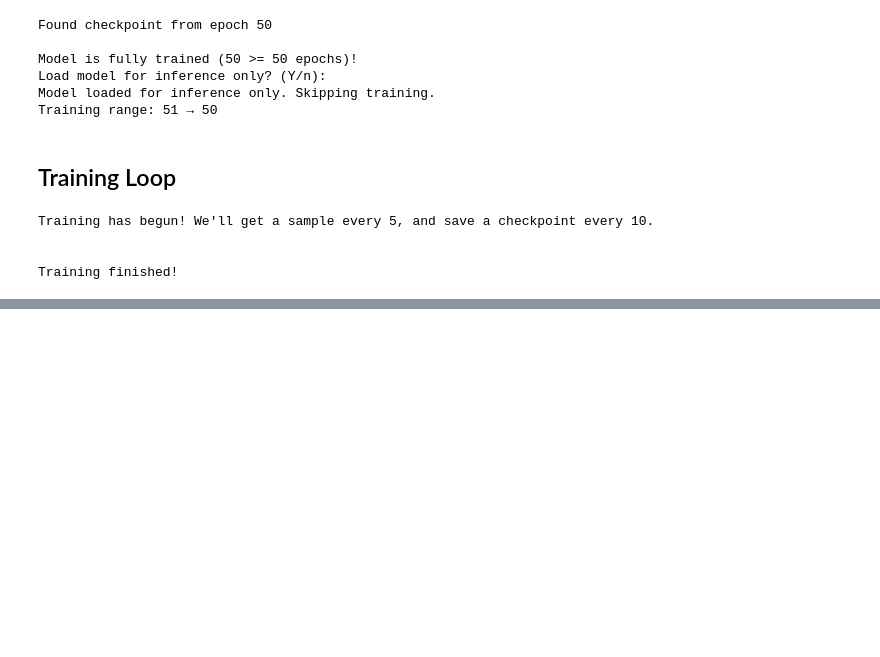
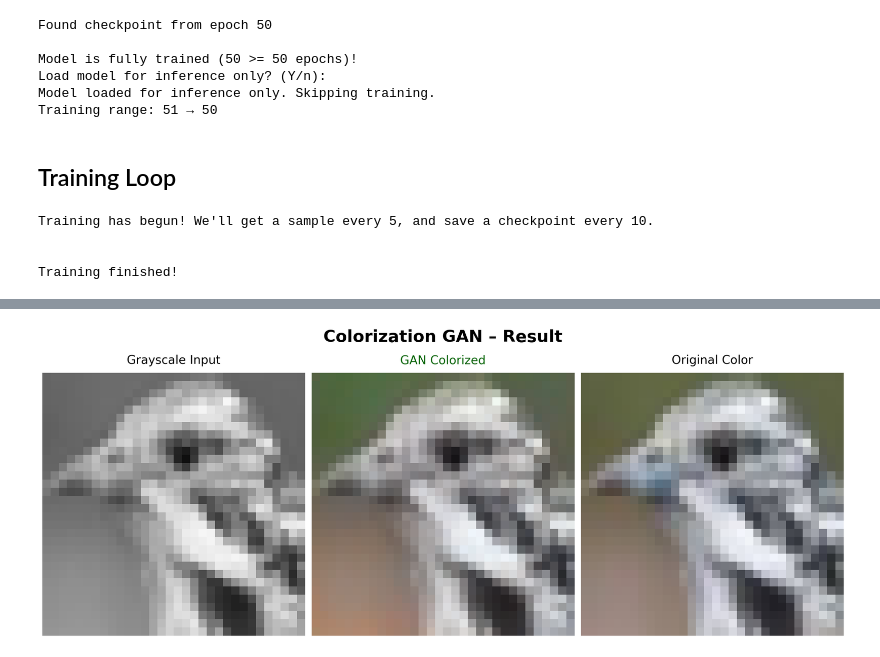
Before and after one commit to sheikhartin/notebooks-everywhere, a Jupyter notebook: Colorization_GAN.ipynb, the cells around one changed output, grey strips where cells are left out. Saved outputs shown, nothing was run; the diff lists cells and outputs as text; code cells hidden in the pictures; blank space fills up the shorter version.

```diff
--- a/Colorization_GAN.ipynb
+++ b/Colorization_GAN.ipynb
@@ -419,0 +363,88 @@ High-quality result saved: FINAL_BEAUTIFUL_RESULT_20251208_231300.png
+# %%
+def show_colorization(image_path: Optional[str] = None) -> None:
+    """
+    Colorizes a single image and shows a beautiful side-by-side comparison.
+
+    Args:
+        image_path (str, optional): Path to your own 32×32 RGB image.
+            If None → picks a random image from CIFAR-10.
+    """
+    print("\nColorizing image — please wait...\n")
+    generator.eval()
+
+    with torch.no_grad():
+        if image_path:
+            try:
+                pil_img = Image.open(image_path).convert("RGB")
+                # Apply same preprocessing as during training
+                preprocess = transforms.Compose(
+                    [
+                        transforms.Resize(cfg.IMAGE_SIZE),
+                        transforms.CenterCrop(cfg.IMAGE_SIZE),
+                        transforms.ToTensor(),
+                        transforms.Normalize([0.5] * 3, [0.5] * 3),  # → [-1, 1]
+                    ]
+                )
+                img_tensor = preprocess(pil_img).unsqueeze(0).to(cfg.DEVICE)
+                print(f"Loaded your image: {Path(image_path).name}")
+            except Exception as e:
+                print(f"Error loading image: {e}")
+                print("Falling back to random CIFAR-10 image...")
+                image_path = None
+
+        if image_path is None:
+            idx = random.randint(0, len(train_dataset) - 1)
+            img, _ = train_dataset[idx]
+            img_tensor = img.unsqueeze(0).to(cfg.DEVICE)
+
+        # Forward pass
+        L, _ = rgb_to_lab_batch(img_tensor)
+        fake_ab = generator(L)
+        colored = lab_to_rgb_batch(L, fake_ab)
+
+        # Convert to [0,1] and move to CPU for display
+        gray = (L.cpu() * 0.5 + 0.5).repeat(1, 3, 1, 1).cpu().squeeze(0)
+        pred = colored.cpu().squeeze(0)
+        real = (img_tensor * 0.5 + 0.5).cpu().squeeze(0)
+
+        # To numpy (H, W, C)
+        gray_np = gray.permute(1, 2, 0).numpy()
+        pred_np = pred.permute(1, 2, 0).numpy()
+        real_np = real.permute(1, 2, 0).numpy()
+
+        plt.figure(figsize=(19, 8), dpi=140, facecolor="white")
+        plt.suptitle(
+            "Colorization GAN – Result", fontsize=28, fontweight="bold", y=0.96
+        )
+
+        plt.subplot(1, 3, 1)
+        plt.imshow(gray_np, cmap="gray")
+        plt.title("Grayscale Input", fontsize=20, pad=15)
+        plt.axis("off")
+
+        plt.subplot(1, 3, 2)
+        plt.imshow(pred_np)
+        plt.title("GAN Colorized", fontsize=20, pad=15, color="darkgreen")
+        plt.axis("off")
+
+        plt.subplot(1, 3, 3)
+        plt.imshow(real_np)
+        plt.title("Original Color", fontsize=20, pad=15)
+        plt.axis("off")
+
+        plt.tight_layout()
+        plt.subplots_adjust(top=0.88)
+
+        save_name = (
+            f"RESULT_{'CUSTOM' if image_path else 'RANDOM'}_{get_timestamp()}.png"
+        )
+        save_path = SAMPLES_DIR / save_name
+        plt.savefig(save_path, bbox_inches="tight", dpi=300, facecolor="white")
+        print(f"Saved: {save_name}")
+
+        plt.show()
+
+
+show_colorization()  # Random CIFAR-10 image
+# show_colorization("my_photo_32x32.png")  # Your own 32×32 image
+# %% [output]
@@ -419,0 +454 @@ High-quality result saved: FINAL_BEAUTIFUL_RESULT_20251208_231300.png
+[figure, added]
```
Also changed, not shown: parts of 4 cells of this notebook.
